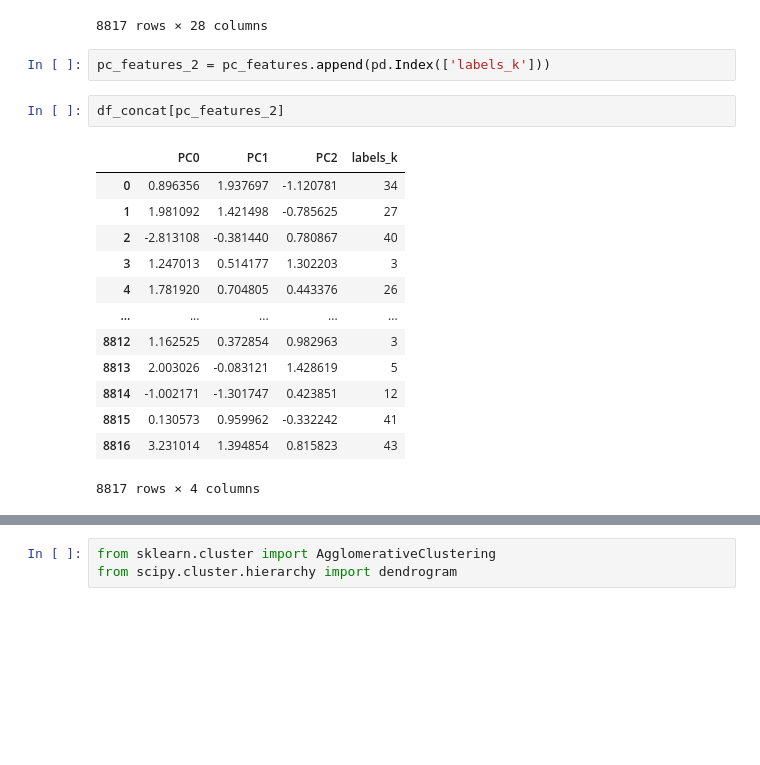
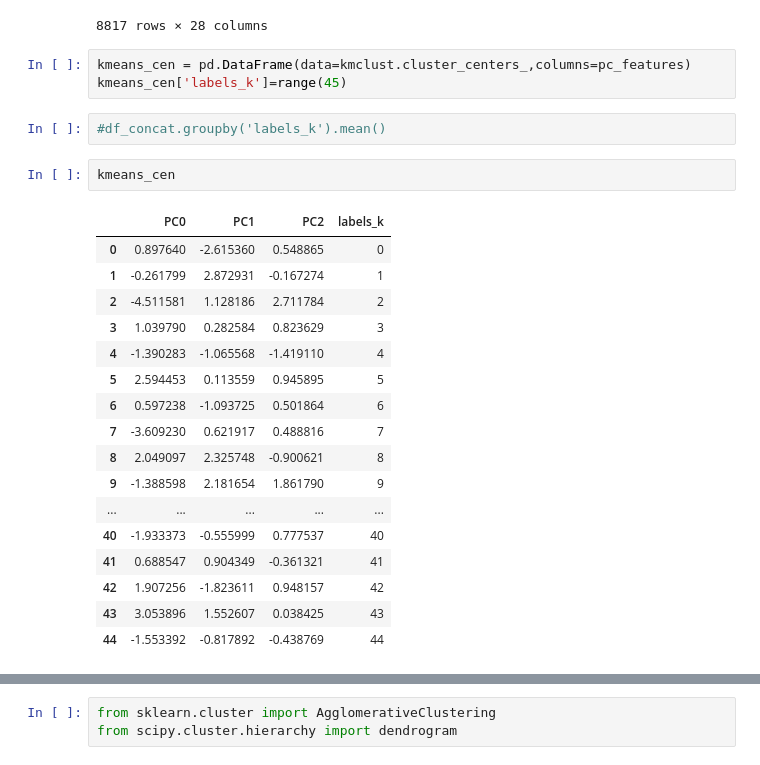
Before and after one commit to HitGobba/Data-Mining-21-22, a Jupyter notebook: notebooks/lab10_kmeans_clustering.ipynb, the cells around one changed output, grey strips where cells are left out. Drawn from its saved outputs; the diff is of its cells as text; blank space fills up the shorter version.

```diff
--- a/notebooks/lab10_kmeans_clustering.ipynb
+++ b/notebooks/lab10_kmeans_clustering.ipynb
@@ -419,21 +419,28 @@ df_concat
 | 8815 | -0.596155 | 0.825229 | 0.657173 | -0.442982 | 0.577680 | 0.581670 | -0.809480 | 0.561792 | ... |
 | 8816 | 2.034397 | 1.649574 | 0.756850 | 0.427220 | -0.653437 | -0.291699 | -0.229339 | -0.101374 | ... |
 8817 rows × 28 columns
-# %%
-pc_features_2 = pc_features.append(pd.Index(['labels_k']))
-# %%
-df_concat[pc_features_2]
-# %% [output]
-|  | PC0 | PC1 | PC2 | labels_k |
-| 0 | 0.896356 | 1.937697 | -1.120781 | 34 |
-| 1 | 1.981092 | 1.421498 | -0.785625 | 27 |
-| 2 | -2.813108 | -0.381440 | 0.780867 | 40 |
-| 3 | 1.247013 | 0.514177 | 1.302203 | 3 |
-| 4 | 1.781920 | 0.704805 | 0.443376 | 26 |
-| ... | ... | ... | ... | ... |
-| 8812 | 1.162525 | 0.372854 | 0.982963 | 3 |
-| 8813 | 2.003026 | -0.083121 | 1.428619 | 5 |
-| 8814 | -1.002171 | -1.301747 | 0.423851 | 12 |
-| 8815 | 0.130573 | 0.959962 | -0.332242 | 41 |
-| 8816 | 3.231014 | 1.394854 | 0.815823 | 43 |
-8817 rows × 4 columns
+# %%
+kmeans_cen = pd.DataFrame(data=kmclust.cluster_centers_,columns=pc_features)
+kmeans_cen['labels_k']=range(45)
+# %%
+#df_concat.groupby('labels_k').mean()
+# %%
+kmeans_cen
+# %% [output]
+|  | PC0 | PC1 | PC2 | labels_k |
+| 0 | 0.897640 | -2.615360 | 0.548865 | 0 |
+| 1 | -0.261799 | 2.872931 | -0.167274 | 1 |
+| 2 | -4.511581 | 1.128186 | 2.711784 | 2 |
+| 3 | 1.039790 | 0.282584 | 0.823629 | 3 |
+| 4 | -1.390283 | -1.065568 | -1.419110 | 4 |
+| 5 | 2.594453 | 0.113559 | 0.945895 | 5 |
+| 6 | 0.597238 | -1.093725 | 0.501864 | 6 |
+| 7 | -3.609230 | 0.621917 | 0.488816 | 7 |
+| 8 | 2.049097 | 2.325748 | -0.900621 | 8 |
+| 9 | -1.388598 | 2.181654 | 1.861790 | 9 |
+| ... | ... | ... | ... | ... |
+| 40 | -1.933373 | -0.555999 | 0.777537 | 40 |
+| 41 | 0.688547 | 0.904349 | -0.361321 | 41 |
+| 42 | 1.907256 | -1.823611 | 0.948157 | 42 |
+| 43 | 3.053896 | 1.552607 | 0.038425 | 43 |
+| 44 | -1.553392 | -0.817892 | -0.438769 | 44 |
```
Also changed, not shown: parts of 18 cells of this notebook.
